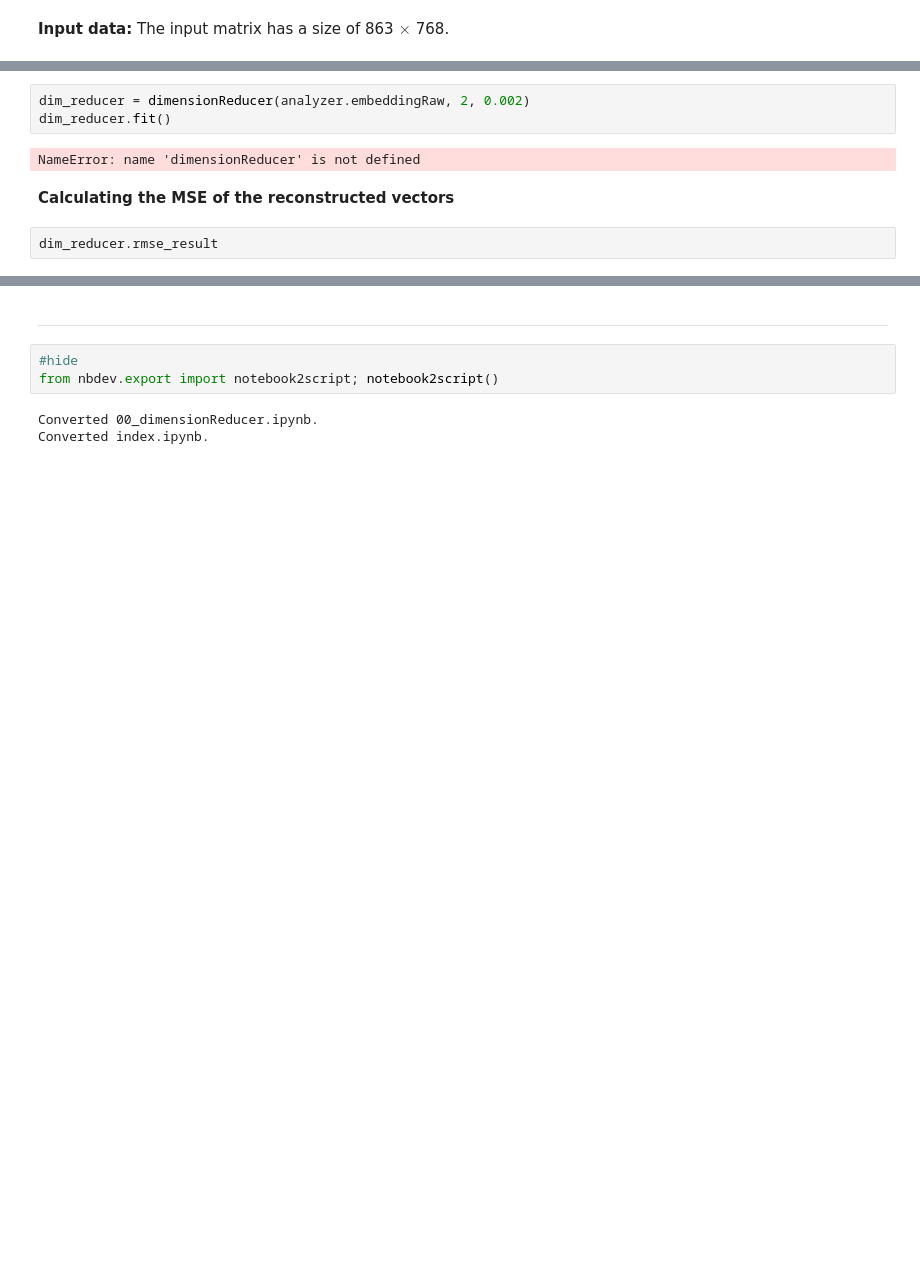
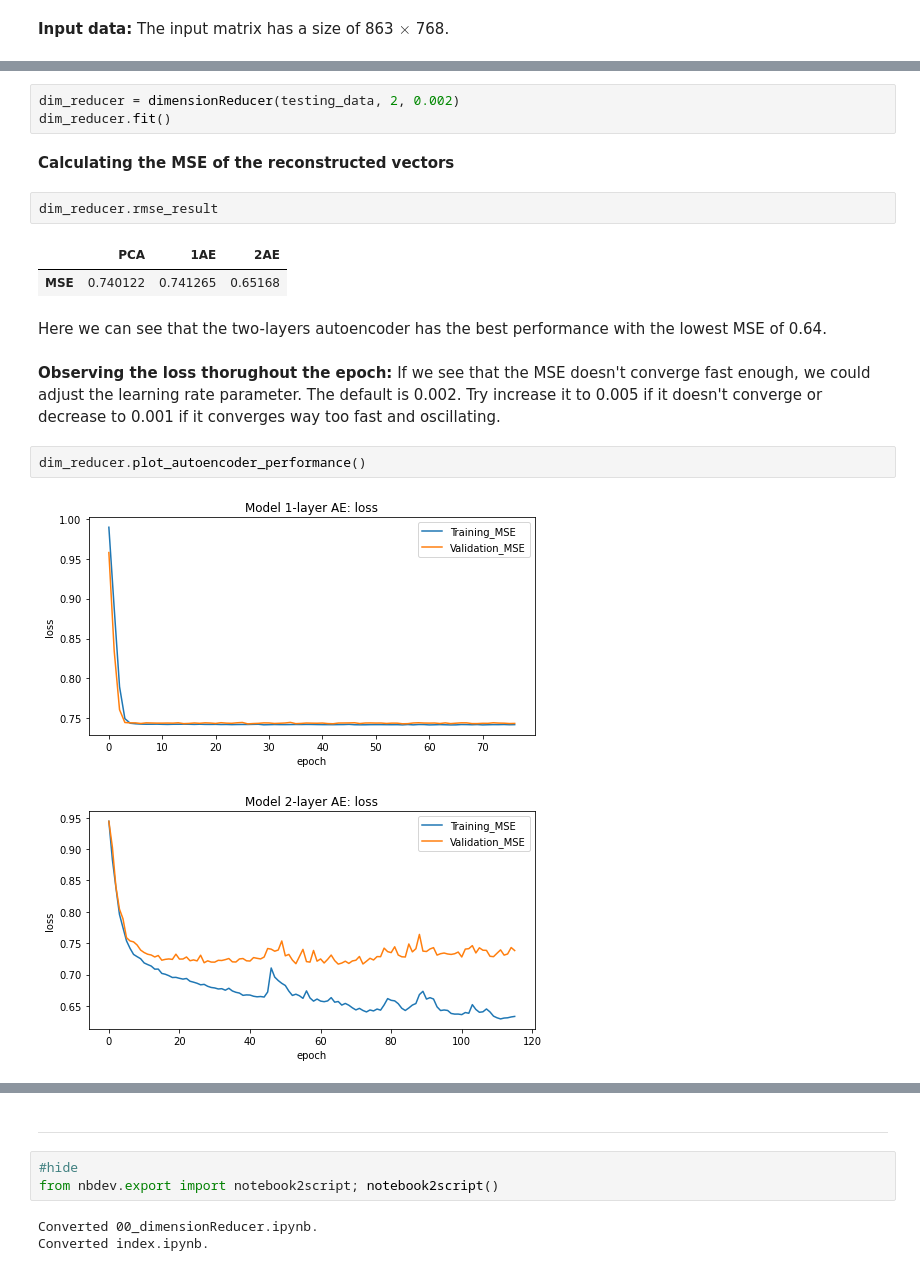
Before and after one commit to thisisphume/embedding_tool, a Jupyter notebook: index.ipynb, the cells around one changed output, grey strips where cells are left out. Saved outputs shown, nothing was run; the diff lists cells and outputs as text; blank space fills up the shorter version.

```diff
--- a/index.ipynb
+++ b/index.ipynb
@@ -45,9 +42,19 @@ Dimension:    768
 # %%
-dim_reducer = dimensionReducer(analyzer.embeddingRaw, 2, 0.002)
+dim_reducer = dimensionReducer(testing_data, 2, 0.002)
 dim_reducer.fit()
-# %% [output]
-NameError: name 'dimensionReducer' is not defined
 # %% [markdown]
 **Calculating the MSE of the reconstructed vectors**
 # %%
 dim_reducer.rmse_result
+# %% [output]
+|  | PCA | 1AE | 2AE |
+| MSE | 0.740122 | 0.741265 | 0.65168 |
+# %% [markdown]
+Here we can see that the two-layers autoencoder has the best performance with the lowest MSE of 0.64.
+# %% [markdown]
+**Observing the loss thorughout the epoch:** If we see that the MSE doesn't converge fast enough, we could adjust the learning rate parameter. The default is 0.002. Try increase it to 0.005 if it doesn't converge or decrease to 0.001 if it converges way too fast and oscillating.
+# %%
+dim_reducer.plot_autoencoder_performance()
+# %% [output]
+[figure, added]
+[figure, added]
```
Also changed, not shown: parts of 17 cells of this notebook, 11 other files.
